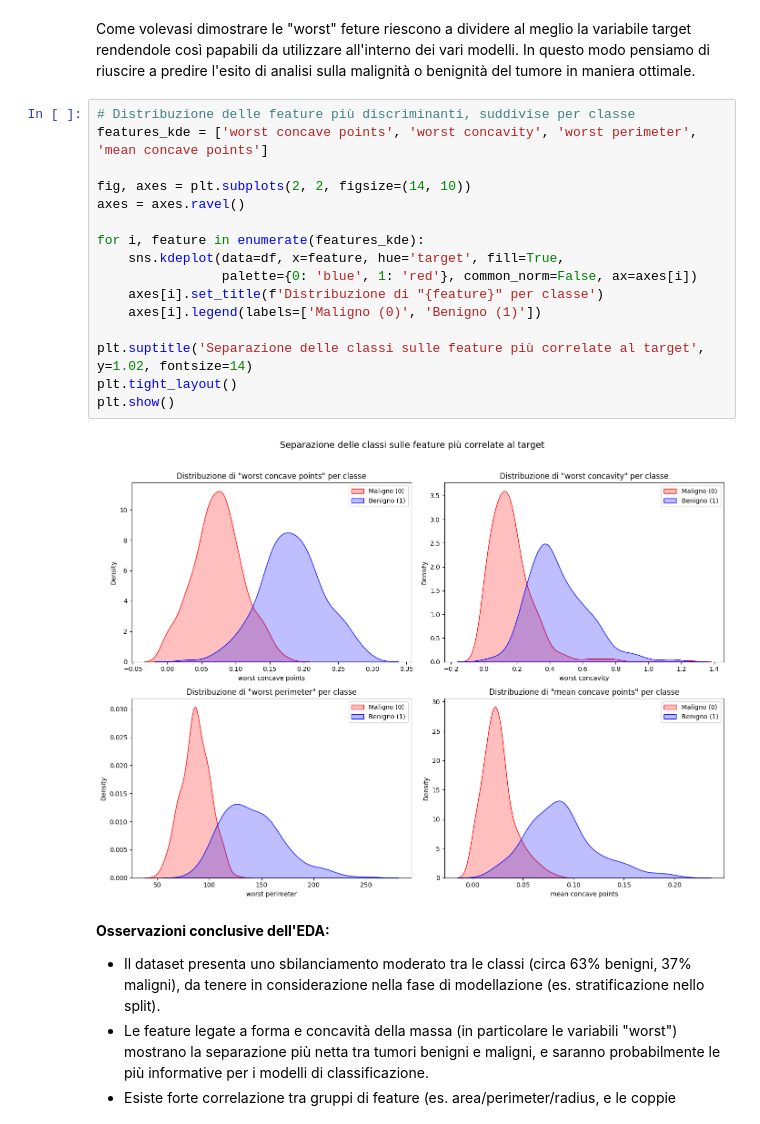
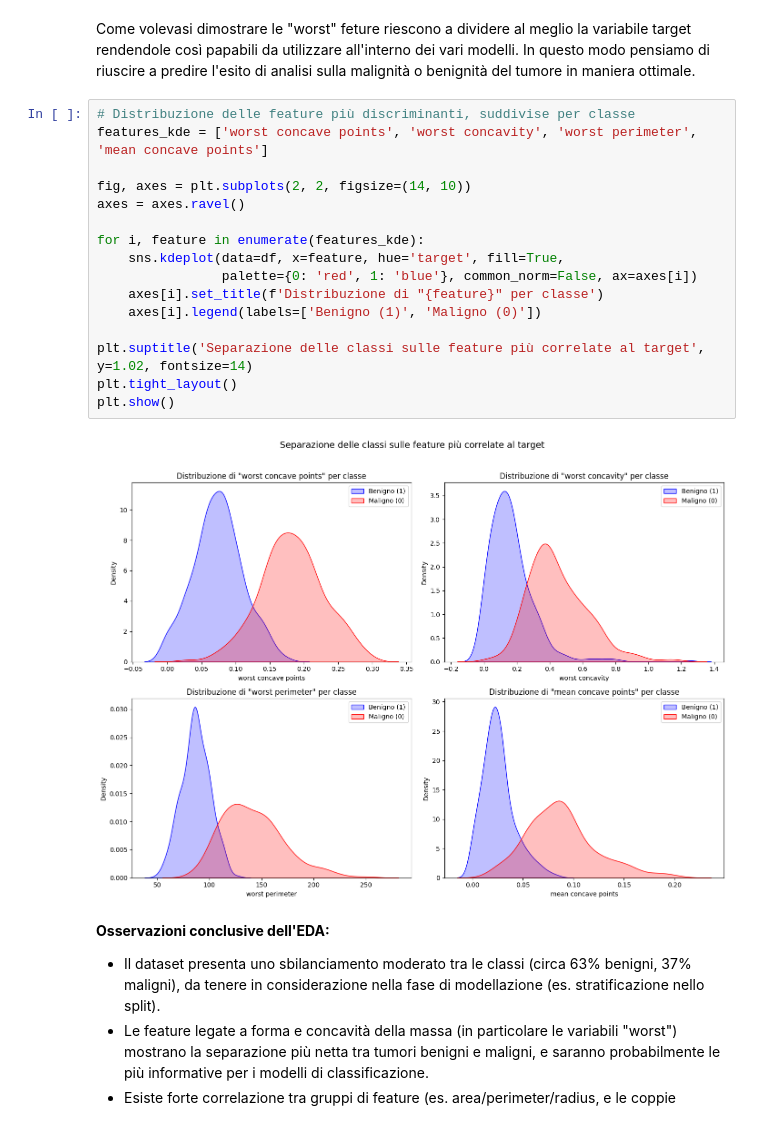
Before and after one commit to JacopoFoschi2/ElaboratoOIAML, a Jupyter notebook: progetto_esame.ipynb, the cells around one changed output. Drawn from its saved outputs; the diff is of its cells as text.

Commit message:
fix: fixed more colors and graphs to match analysis

```diff
--- a/progetto_esame.ipynb
+++ b/progetto_esame.ipynb
@@ -164,21 +164,21 @@ Come volevasi dimostrare le "worst" feture riescono a dividere al meglio la vari
 # %%
 # Distribuzione delle feature più discriminanti, suddivise per classe
 features_kde = ['worst concave points', 'worst concavity', 'worst perimeter', 'mean concave points']
 
 fig, axes = plt.subplots(2, 2, figsize=(14, 10))
 axes = axes.ravel()
 
 for i, feature in enumerate(features_kde):
     sns.kdeplot(data=df, x=feature, hue='target', fill=True,
-                palette={0: 'blue', 1: 'red'}, common_norm=False, ax=axes[i])
+                palette={0: 'red', 1: 'blue'}, common_norm=False, ax=axes[i])
     axes[i].set_title(f'Distribuzione di "{feature}" per classe')
-    axes[i].legend(labels=['Maligno (0)', 'Benigno (1)'])
+    axes[i].legend(labels=['Benigno (1)', 'Maligno (0)'])
 
 plt.suptitle('Separazione delle classi sulle feature più correlate al target', y=1.02, fontsize=14)
 plt.tight_layout()
 plt.show()
 # %% [output]
-[figure, old version]
+[figure, new version]
 # %% [markdown]
 **Osservazioni conclusive dell'EDA:**
 
```
Also changed, not shown: parts of 1 cell of this notebook.
